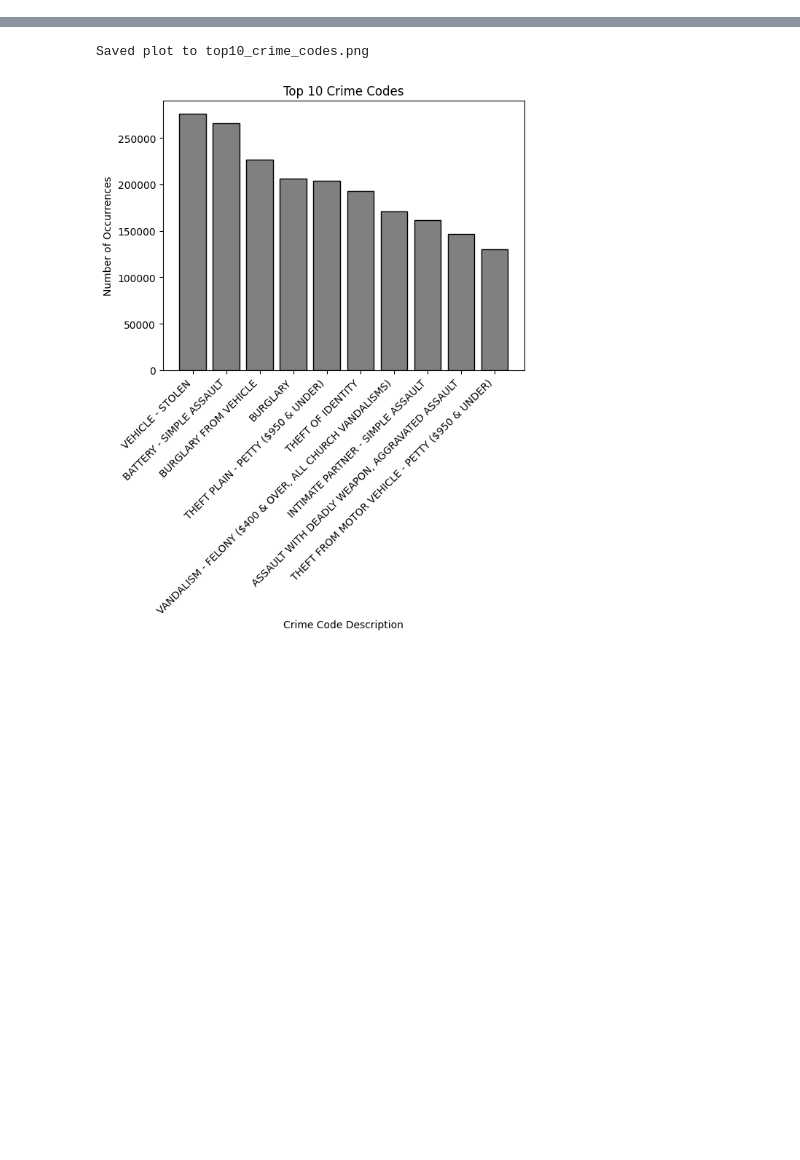
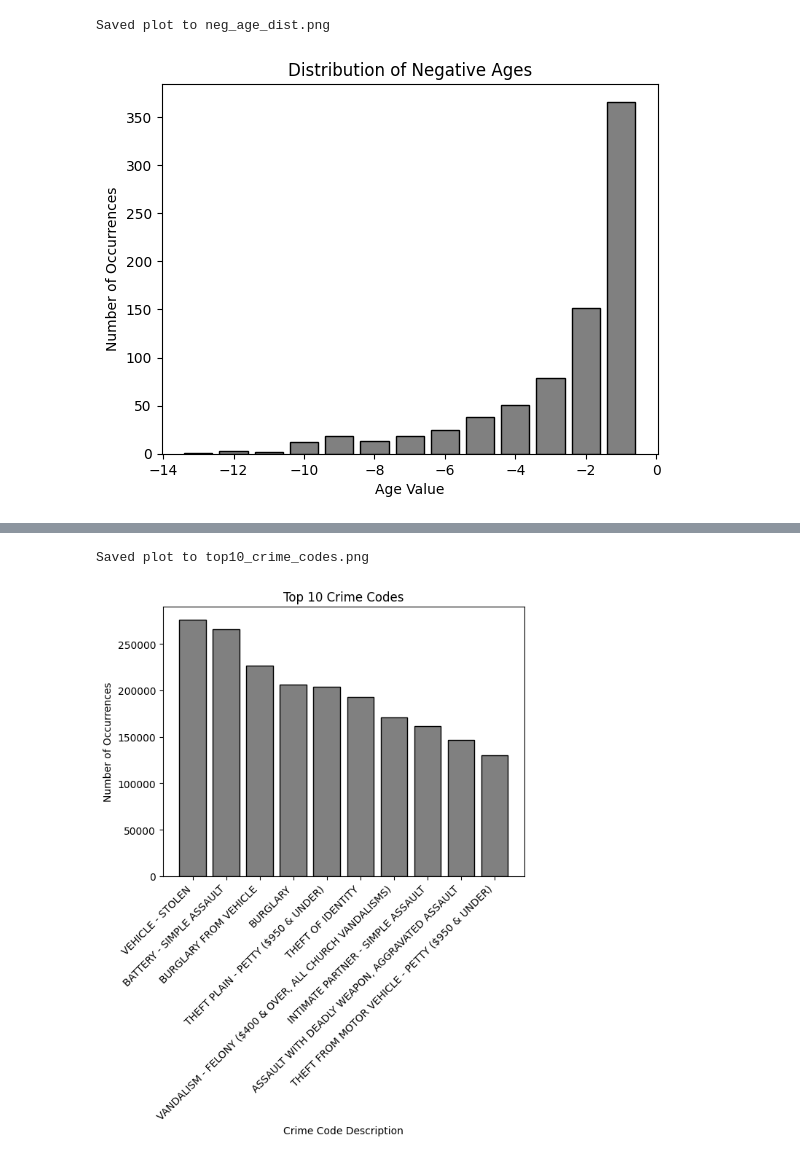
Before and after one commit to trentbrivers/LA_Crime_Data_Mining, a Jupyter notebook: projwork.ipynb, the cells around one changed output, grey strips where cells are left out. Drawn from its saved outputs; the diff is of its cells as text; code cells hidden in the pictures; blank space fills up the shorter version.

```diff
--- a/projwork.ipynb
+++ b/projwork.ipynb
@@ -194,0 +126,11 @@ crimeCodeCounts = cCodeSeries.values.tolist()
+# %%
+# Checking for some common placeholders as well as specific ones
+placeholders = {'N/A','NA','UNKNOWN','UNK','NONE','NOT AVAILABLE','NOT APPLICABLE','--','-','?','[]','()','TBD','NULL','MISSING', "00", "0", "0,0", "0, 0", "NaN", np.nan}
+# compute normalized (uppercase, stripped) value counts
+vals = s.dropna().astype(str).str.strip()
+norm = vals.str.upper()
+placeholder_counts = norm[norm.isin(placeholders)].value_counts()
+print("Detected known placeholder tokens (normalized):")
+print(placeholder_counts)
+
+placeholder_counts = list(placeholder_counts.index)
@@ -194,0 +144,3 @@ crimeCodeCounts = cCodeSeries.values.tolist()
+# %%
+remove_unknowns = list(data_df[data_df["LOCATION"].isin(placeholder_counts)].index)
+data_df.drop(remove_unknowns, axis='index', inplace=True)
@@ -194,0 +197,12 @@ crimeCodeCounts = cCodeSeries.values.tolist()
+# %%
+set_latlon = data_df[(data_df['LAT'] > 0.001) | (data_df['LON'] < -0.001)]
+#Exclude the bad records and keep only the good ones for calculating averages
+
+latlong_avgs = set_latlon.groupby('AREA NAME').agg({'LAT': "mean", 'LON': 'mean'})
+
+bad_latlon_indices = data_df[(data_df['LAT'] < 0.0001) | (data_df['LON'] > -0.0001)].index.tolist()
+
+for i in bad_latlon_indices:
+    current_area = data_df.iloc[i]['AREA NAME']
+    data_df.loc[i, 'LAT'] = latlong_avgs.loc[current_area]['LAT']
+    data_df.loc[i, 'LON'] = latlong_avgs.loc[current_area]['LON']
@@ -194,0 +229,16 @@ crimeCodeCounts = cCodeSeries.values.tolist()
+# %%
+neg_ages = data_df[data_df['VICT AGE'] < 0]['VICT AGE'].value_counts()
+# %%
+plt.bar(neg_ages.index, neg_ages.values, width=0.8, color='gray', edgecolor='black')
+plt.title("Distribution of Negative Ages")
+plt.xlabel("Age Value")
+plt.ylabel("Number of Occurrences")
+# plt.xticks(rotation=45, ha='right')
+
+filename = "neg_age_dist.png"
+
+plt.savefig(filename, dpi=300, bbox_inches='tight')
+print(f"Saved plot to {filename}")
+# %% [output]
+Saved plot to neg_age_dist.png
+[figure, added]
```
Also changed, not shown: parts of 57 cells of this notebook.
